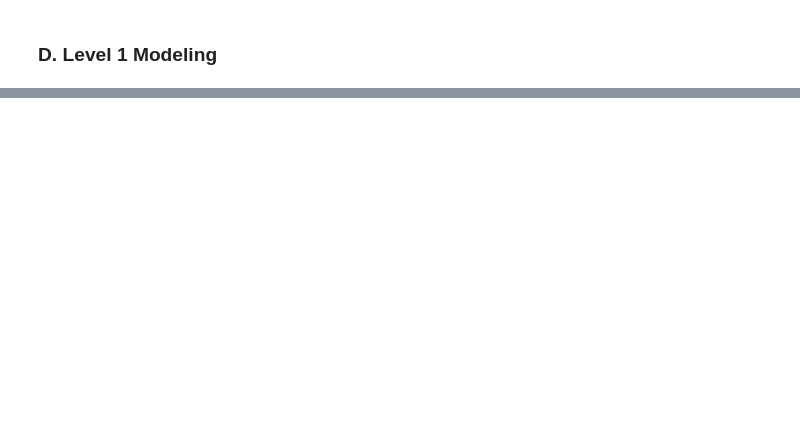
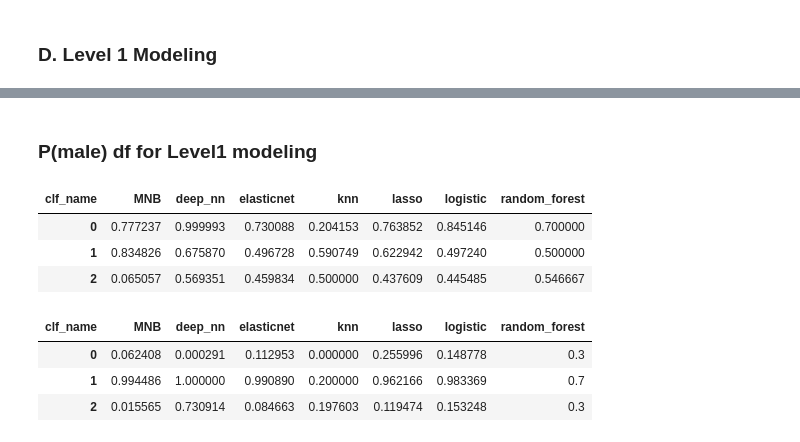
Before and after one commit to Liam-LT/NLP-TweetProfiler, a Jupyter notebook: Model1.ipynb, the cells around one changed output, grey strips where cells are left out. Cells and saved outputs as stored; diff of their text form; code cells hidden in the pictures; blank space fills up the shorter version.

```diff
--- a/Model1.ipynb
+++ b/Model1.ipynb
@@ -508,0 +510,3 @@ for i in range(len(pipes)):
+# %%
+m2_df_level0_train = m2_df_level0[['text','description','gender']].loc[:7010]
+m2_df_level0_test = m2_df_level0[['text','description','gender']].loc[7011:]
@@ -508,0 +526,6 @@ for i in range(len(pipes)):
+# %%
+def text_vec_convert2(X_train, X_test):
+    vectorizer = CountVectorizer(ngram_range = (1,1))
+    X_train = vectorizer.fit_transform(X_train)
+    X_test = vectorizer.transform(X_test)
+    return X_train, X_test
@@ -508,0 +557,25 @@ for i in range(len(pipes)):
+# %%
+def m2_lv0_wrap(X_train, X_test, y_train):
+
+    #text vectorize
+    X_train, X_test = text_vec_convert2(X_train, X_test)
+
+    #modeling & get clf
+    clfs, clf_names = m2_lv0_modeling(X_train, y_train)
+
+    #apply X_test to clf for prediction
+    prediction_df = pd.DataFrame({'clf_name':[], 'prob_male':[]})
+    for i , j in zip(clfs, clf_names):
+        pred = i.predict_proba(X_test)
+        prediction_df_temp = pd.DataFrame({'clf_name': j, 'prob_male':pred[m, 1] } for m in range(len(pred)))
+        prediction_df = prediction_df.append(prediction_df_temp, sort= False)
+    #pivot prediction output
+    prediction_df = prediction_df.pivot(index= None, columns= 'clf_name', values= 'prob_male')
+    return prediction_df
+# %%
+# y_test remains secret to clfs
+m2_prediction_text = m2_lv0_wrap(m2_df_level0_train['text'], m2_df_level0_test['text'],
+                                  m2_df_level0_train['gender'])
+
+m2_prediction_desc = m2_lv0_wrap(m2_df_level0_train['description'], m2_df_level0_test['description'],
+                                  m2_df_level0_train['gender'])
@@ -508,0 +597,16 @@ for i in range(len(pipes)):
+# %% [markdown]
+### P(male) df for Level1 modeling
+# %%
+m2_prediction_text.head(3)
+# %% [output]
+| clf_name | MNB | deep_nn | elasticnet | knn | lasso | logistic | random_forest |
+| 0 | 0.777237 | 0.999993 | 0.730088 | 0.204153 | 0.763852 | 0.845146 | 0.700000 |
+| 1 | 0.834826 | 0.675870 | 0.496728 | 0.590749 | 0.622942 | 0.497240 | 0.500000 |
+| 2 | 0.065057 | 0.569351 | 0.459834 | 0.500000 | 0.437609 | 0.445485 | 0.546667 |
+# %%
+m2_prediction_desc.head(3)
+# %% [output]
+| clf_name | MNB | deep_nn | elasticnet | knn | lasso | logistic | random_forest |
+| 0 | 0.062408 | 0.000291 | 0.112953 | 0.000000 | 0.255996 | 0.148778 | 0.3 |
+| 1 | 0.994486 | 1.000000 | 0.990890 | 0.200000 | 0.962166 | 0.983369 | 0.7 |
+| 2 | 0.015565 | 0.730914 | 0.084663 | 0.197603 | 0.119474 | 0.153248 | 0.3 |
```
Also changed, not shown: parts of 39 cells of this notebook.
